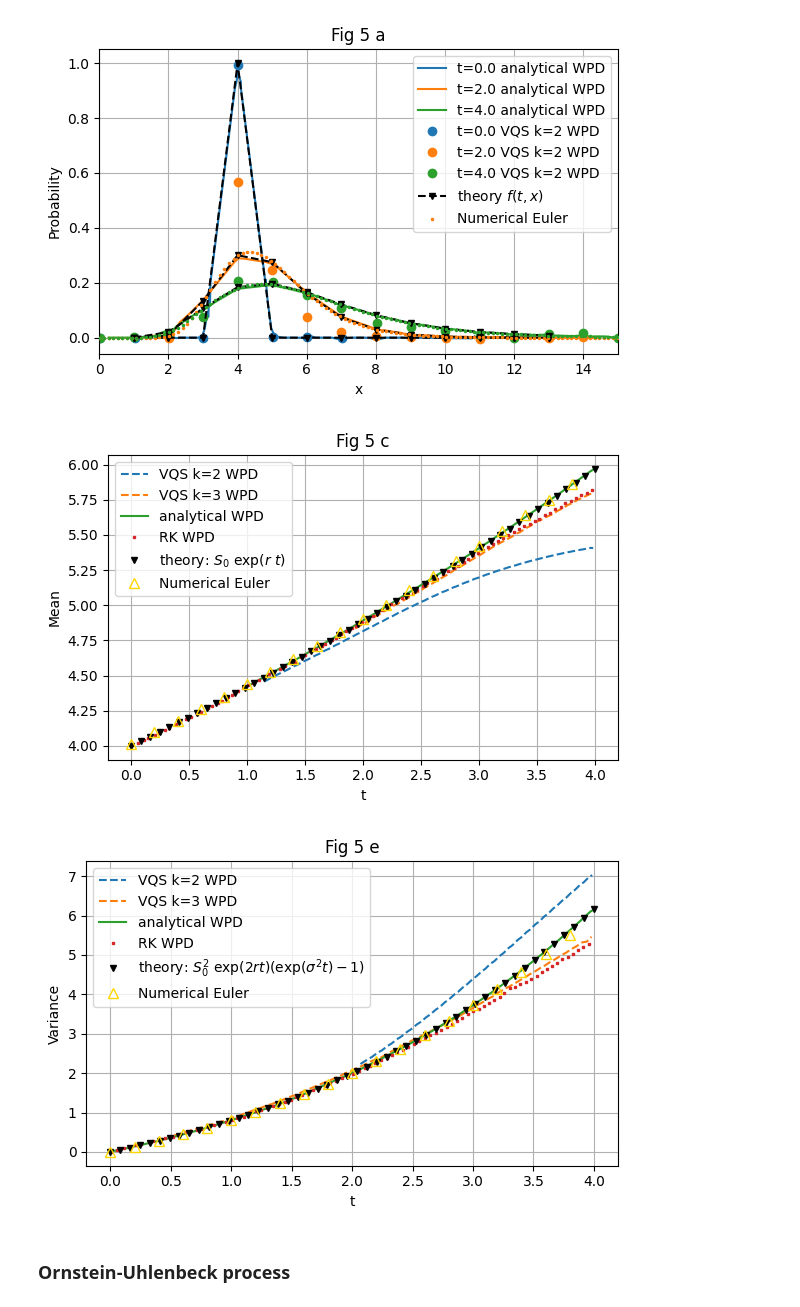
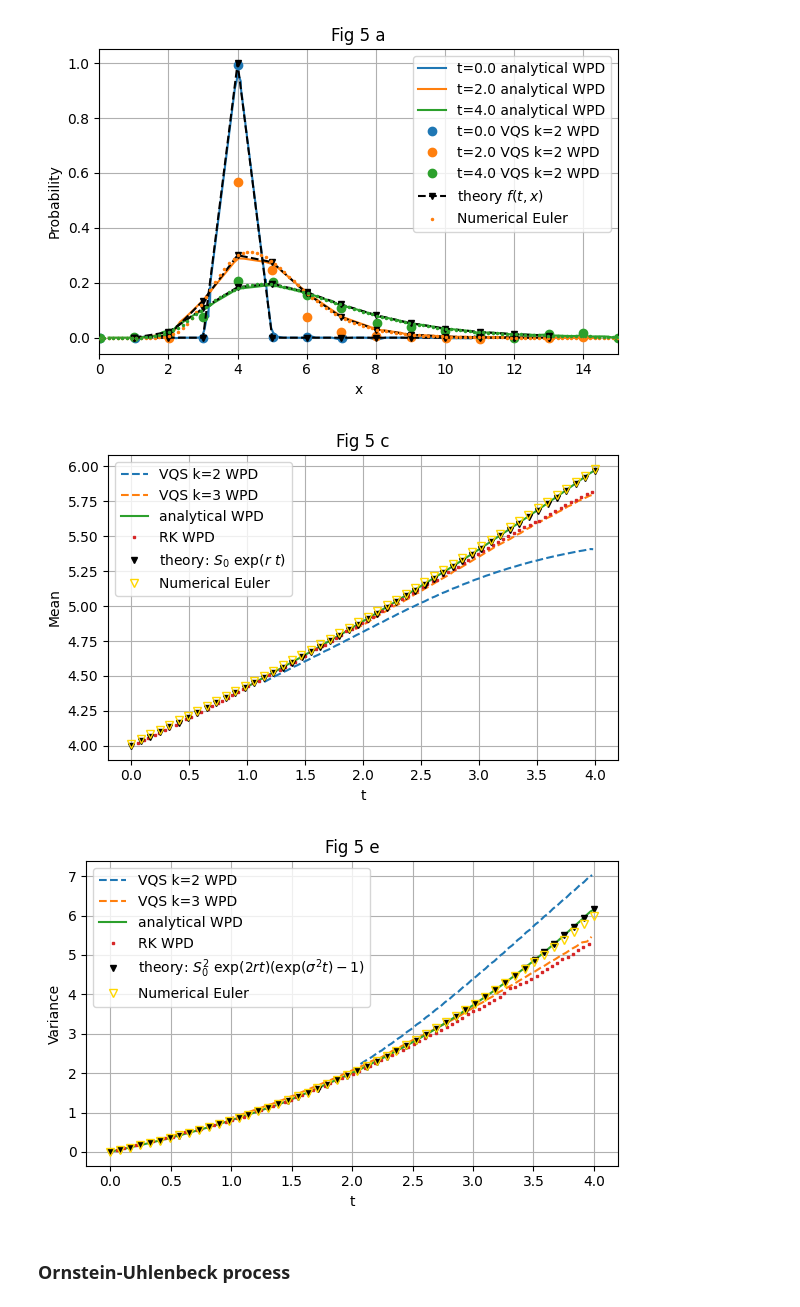
Before and after one commit to RePlasma/PhysRevA.103.052425, a Jupyter notebook: PhysRevA.103.052425.ipynb, the cells around one changed output. Saved outputs shown, nothing was run; the diff lists cells and outputs as text; code cells hidden in the pictures.

Commit message:
improve marker numerical Euler

```diff
--- a/PhysRevA.103.052425.ipynb
+++ b/PhysRevA.103.052425.ipynb
@@ -188,35 +188,35 @@ datatmp = data['datasetColl'][1]['data']
 datatmp2 = np.array([datatmp[i]['value'] for i in range(len(datatmp))])
 indxs = np.argsort(datatmp2[:,0])
 plt.plot(datatmp2[:,0][indxs],datatmp2[:,1][indxs],'--', color='tab:orange', label='VQS k=3 WPD')
 #
 datatmp = data['datasetColl'][2]['data']
 datatmp2 = np.array([datatmp[i]['value'] for i in range(len(datatmp))])
 indxs = np.argsort(datatmp2[:,0])
 plt.plot(datatmp2[:,0][indxs],datatmp2[:,1][indxs],'-', color='tab:green', label='analytical WPD')
 #
 datatmp = data['datasetColl'][3]['data']
 datatmp2 = np.array([datatmp[i]['value'] for i in range(len(datatmp))])
 indxs = np.argsort(datatmp2[:,0])
 plt.plot(datatmp2[:,0][indxs],datatmp2[:,1][indxs],'s', markersize=2, color='tab:red', label='RK WPD')
 
 # theoretical solution
 S0 = 4; r = 0.1; sigma = 0.2;
 t = np.linspace(0,4)
 plt.plot(t, S0*exp(r*t), 'kv', markersize=4, label=r'theory: $S_0~\exp(r~t)$')
 
 # numerical integration of L
-plt.plot(np.linspace(0,4,tdim)[0:-1:int(tdim/20)], favg[0:-1:int(tdim/20)], '^', markersize=7, markerfacecolor='none',  markeredgecolor='gold', zorder=9999, label='Numerical Euler')
+plt.plot(np.linspace(0,4,tdim)[0:-1:int(tdim/49)], favg[0:-1:int(tdim/49)], 'v', markersize=6, markerfacecolor='none',  markeredgecolor='gold', zorder=9999, label='Numerical Euler')
 
 plt.title(r'Fig 5 c')
 plt.xlabel(r't')
 plt.ylabel(r'Mean')
 plt.legend()
 plt.grid()
 plt.tight_layout()
 #plt.savefig('fig5c_dataWPD.pdf', transparent=True)
 plt.show()
 # %% [output]
-[figure, old version]
+[figure, new version]
 # %%
 fig, axes = plt.subplots(nrows=1, ncols=1, figsize=(6,4))
 
@@ -250,7 +250,7 @@ t = np.linspace(0,4)
 plt.plot(t, S0**2 * exp(2*r*t)*(exp(sigma**2*t)-1), 'kv', markersize=4, label=r'theory: $S_0^2~\exp(2rt)(\exp(\sigma^2 t)-1)$')
 
 # numerical integration of L
-plt.plot(np.linspace(0,4,tdim)[0:-1:int(tdim/20)], fvar[0:-1:int(tdim/20)], '^', markersize=7, markerfacecolor='none',  markeredgecolor='gold', zorder=9999, label='Numerical Euler')
+plt.plot(np.linspace(0,4,tdim)[0:-1:int(tdim/49)], fvar[0:-1:int(tdim/49)], 'v', markersize=6, markerfacecolor='none',  markeredgecolor='gold', zorder=9999, label='Numerical Euler')
 
 plt.title(r'Fig 5 e')
 plt.xlabel(r't')
@@ -261,7 +261,7 @@ plt.tight_layout()
 #plt.savefig('fig5e_dataWPD.pdf', transparent=True)
 plt.show()
 # %% [output]
-[figure, old version]
+[figure, new version]
 # %% [markdown]
 ### Ornstein-Uhlenbeck process
 # %%
```
Also changed, not shown: parts of 2 cells of this notebook.
